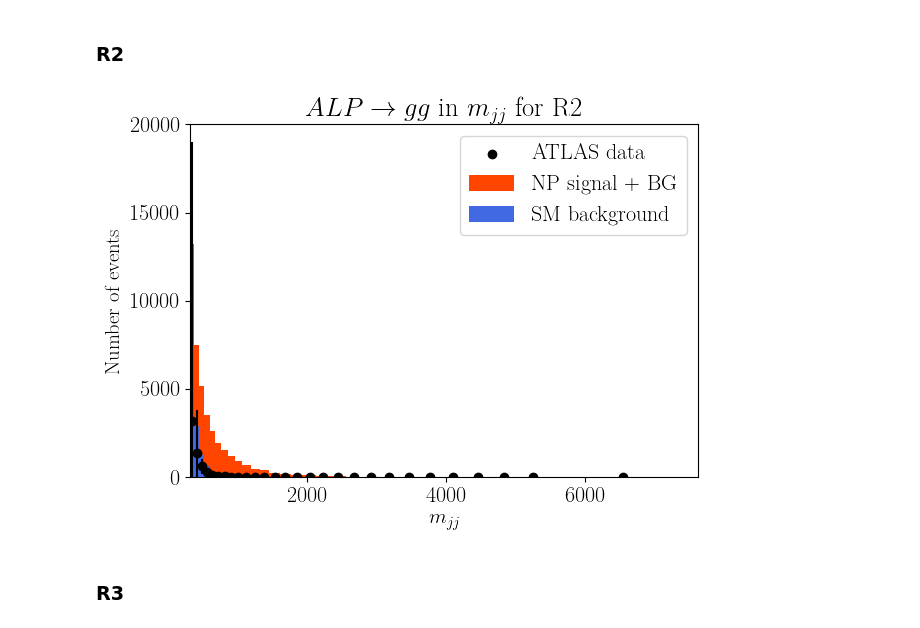
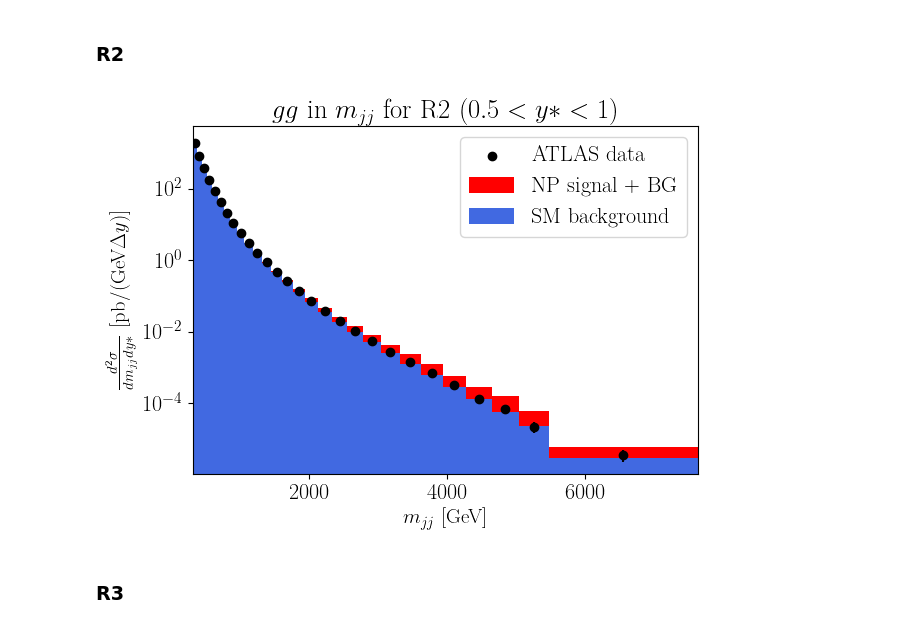
Before and after one commit to mariaubiali/ALPsPheno, a Jupyter notebook: ALP_Global/notebooks/gg_dijet.ipynb, the cells around one changed output. Saved outputs shown, nothing was run; the diff lists cells and outputs as text; code cells hidden in the pictures.

```diff
--- a/ALP_Global/notebooks/gg_dijet.ipynb
+++ b/ALP_Global/notebooks/gg_dijet.ipynb
@@ -173,0 +187,7 @@ plt.show()
+# %%
+eps_R1 = n1.sum()/Ntot;
+eps_R2 = n2.sum()/Ntot;
+eps_R3 = n3.sum()/Ntot;
+eps_R4 = n4.sum()/Ntot;
+eps_R5 = n5.sum()/Ntot;
+eps_R6 = n6.sum()/Ntot;
@@ -601,21 +704,22 @@ plt.show()
 # %% [markdown]
 ### R2
-# %%
-# for illustration purpose we take only the diagonal entries of the covariance matrix as error bars. For the chi^2 later we take into account the full covmat
-plt.bar(mjj_bins_R2[:-1], SM_background_R2*lumi+n_signal_R2*sigma*lumi*1000, width=np.diff(mjj_bins_R2), align='edge', alpha=1, color='orangered', label='NP signal + BG')
-plt.bar(mjj_bins_R2[:-1], SM_background_R2*lumi, width=np.diff(mjj_bins_R2), align='edge', alpha=1, color='royalblue',label='SM background')
-plt.xlim(310, 7630)
-plt.ylim(0, 20000)
-plt.xlabel('$m_{jj}$',fontsize=15)
-plt.ylabel('Number of events',fontsize=15)
-plt.errorbar(mjj_bincenter_R2, data_R2*lumi*delta_y, diag_unc_R2, color='black', alpha=1,fmt='none')
-plt.scatter(mjj_bincenter_R2, data_R2*lumi*delta_y, color='black', label='ATLAS data')
-plt.legend()
-plt.title(r"$ALP \rightarrow gg$ in $m_{jj}$ for R2")
-plt.tight_layout()
-plt.savefig("/Users/esser/Documents/PROJECTS/ALPsPheno/ALP GLOBAL/Figures/gg_dijet_R2.pdf")
-plt.show()
-# %% [output]
-[figure, removed]
+# %%
+# for illustration purpose we take only the diagonal entries of the covariance matrix as error bars. For the chi^2 later we take into account the full covmat
+plt.bar(mjj_bins_R2[:-1], k2*SM_background_R2+k2*n_signal_R2*sigma * eps_R2/delta_y, width=np.diff(mjj_bins_R2), align='edge', alpha=1, color='red', label='NP signal + BG')
+plt.bar(mjj_bins_R2[:-1], k2*SM_background_R2, width=np.diff(mjj_bins_R2), align='edge', alpha=1, color='royalblue',label='SM background')
+plt.xlim(310, 7630)
+plt.yscale("log")
+#plt.xscale("log")
+plt.xlabel('$m_{jj}$ [GeV]',fontsize=15)
+plt.ylabel(r'$\frac{d^2 \sigma}{d m_{jj} d y*}$ [pb/(GeV$\Delta y$)]',fontsize=15)
+plt.errorbar(mjj_bincenter_R2, data_R2, diag_unc_R2, color='black', alpha=1,fmt='none')
+plt.scatter(mjj_bincenter_R2, data_R2, color='black', label='ATLAS data')
+plt.legend()
+plt.title(r"$gg$ in $m_{jj}$ for R2 ($0.5 < y* < 1$)")
+plt.tight_layout()
+plt.savefig("/Users/esser/Documents/PROJECTS/ALPsPheno/ALP GLOBAL/github/ALP_GLOBAL/Figures/gg_dijet_R2.pdf")
+plt.show()
+# %% [output]
+[figure, added]
 # %% [markdown]
 ### R3
```
Also changed, not shown: parts of 65 cells of this notebook, 10 other files.
